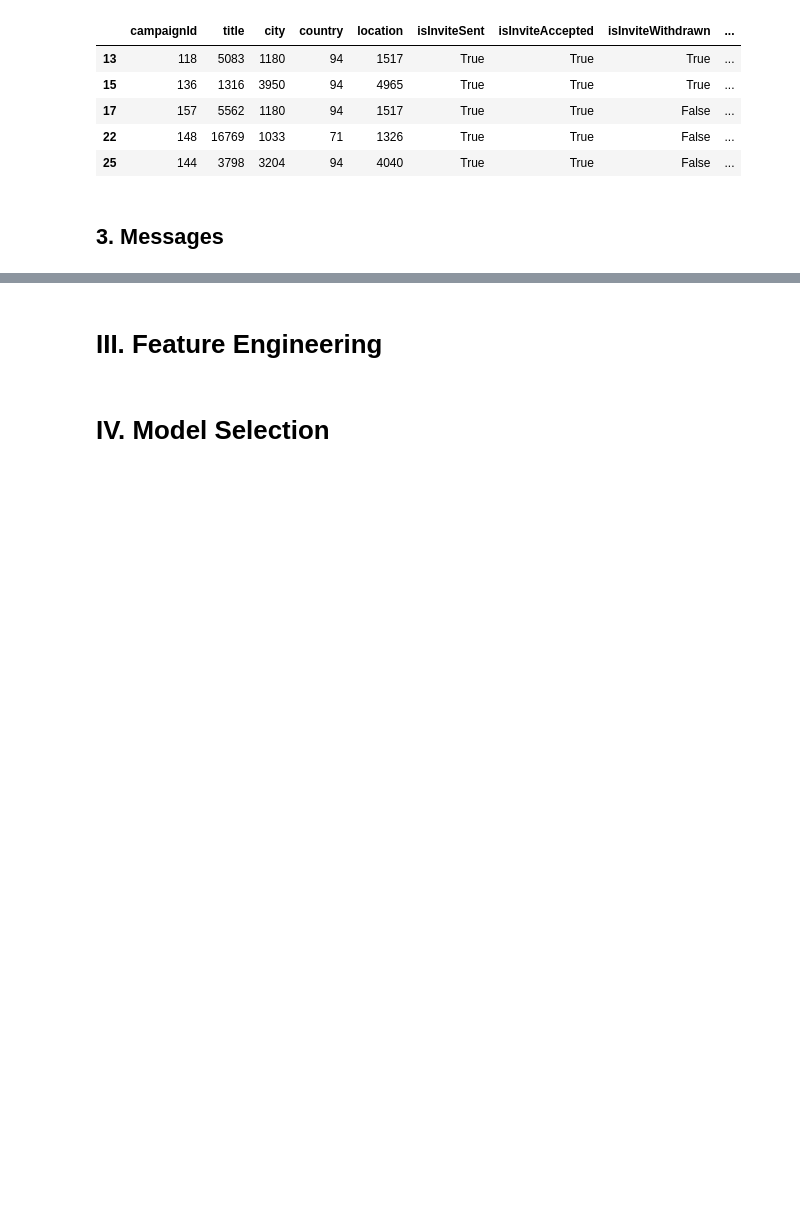
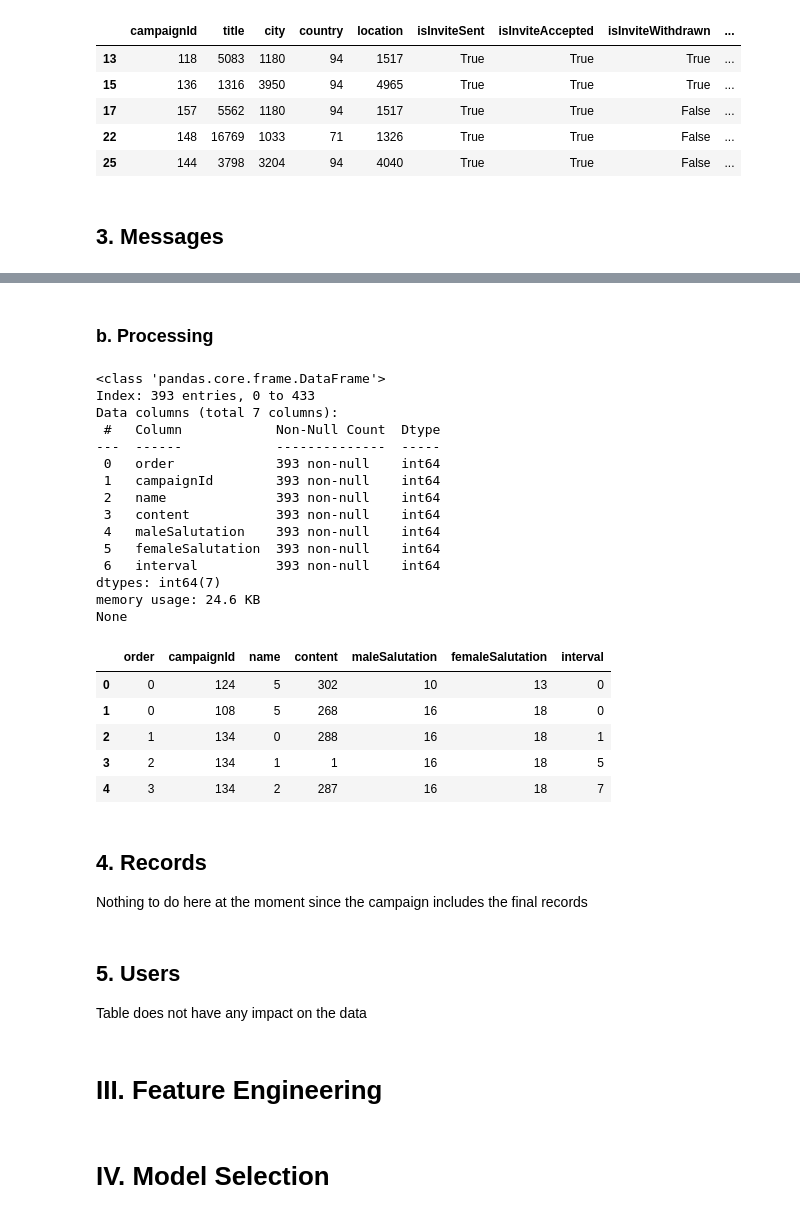
Before and after one commit to usersina/ml-lead-generating, a Jupyter notebook: notebook.ipynb, the cells around one changed output, grey strips where cells are left out. Drawn from its saved outputs; the diff is of its cells as text; code cells hidden in the pictures; blank space fills up the shorter version.

```diff
--- a/notebook.ipynb
+++ b/notebook.ipynb
@@ -347,0 +347,61 @@ None
+# %%
+# Delete all messages not related to any campaign
+messages_df = messages_df[messages_df['campaignId'].isin(campaigns_df['id'])]
+# %%
+# Delete unnecessary columns
+messages_df = messages_df.drop(
+    [
+        # "campaignId", this is needed since the relationship between the campaigns and the leads is based on this column
+        "type", # type is always "LINKEDIN" here
+        "createdAt",
+        "updatedAt",
+    ],
+    axis=1,
+    errors="ignore",
+)
+
+# print(messages_df.info())
+# %% [markdown]
+### b. Processing
+# %%
+# Set all null intervals to 0 (always the case for initial messages or invites)
+messages_df['interval'] = messages_df['interval'].fillna(0)
+messages_df['interval'] = messages_df['interval'].astype(int)
+# %%
+# Label encoding for categorical variables
+label_encoder = LabelEncoder()
+categorical_columns = ['name', 'content', 'maleSalutation', 'femaleSalutation']
+
+for column in categorical_columns:
+    messages_df[column] = label_encoder.fit_transform(messages_df[column].astype(str))
+
+del label_encoder, categorical_columns
+# %%
+print(messages_df.info())
+messages_df.head()
+# %% [output]
+<class 'pandas.core.frame.DataFrame'>
+Index: 393 entries, 0 to 433
+Data columns (total 7 columns):
+ #   Column            Non-Null Count  Dtype
+---  ------            --------------  -----
+ 0   order             393 non-null    int64
+ 1   campaignId        393 non-null    int64
+ 2   name              393 non-null    int64
+ 3   content           393 non-null    int64
+ 4   maleSalutation    393 non-null    int64
+ 5   femaleSalutation  393 non-null    int64
+ 6   interval          393 non-null    int64
+dtypes: int64(7)
+memory usage: 24.6 KB
+None
+|  | order | campaignId | name | content | maleSalutation | femaleSalutation | interval |
+| 0 | 0 | 124 | 5 | 302 | 10 | 13 | 0 |
+| 1 | 0 | 108 | 5 | 268 | 16 | 18 | 0 |
+| 2 | 1 | 134 | 0 | 288 | 16 | 18 | 1 |
+| 3 | 2 | 134 | 1 | 1 | 16 | 18 | 5 |
+| 4 | 3 | 134 | 2 | 287 | 16 | 18 | 7 |
+# %% [markdown]
+## 4. Records
+
+Nothing to do here at the moment since the campaign includes the final records
@@ -347,0 +410,4 @@ None
+# %% [markdown]
+## 5. Users
+
+Table does not have any impact on the data
```
Also changed, not shown: parts of 13 cells of this notebook.
